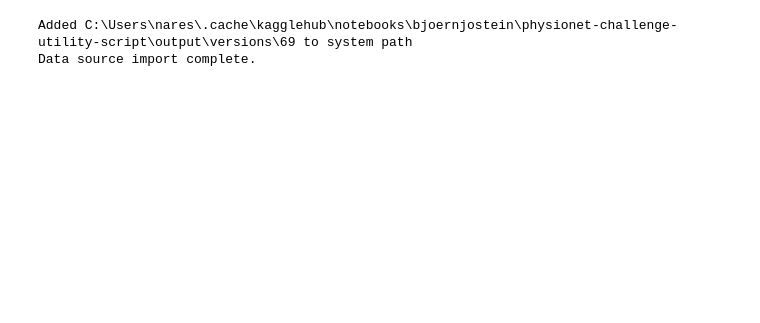
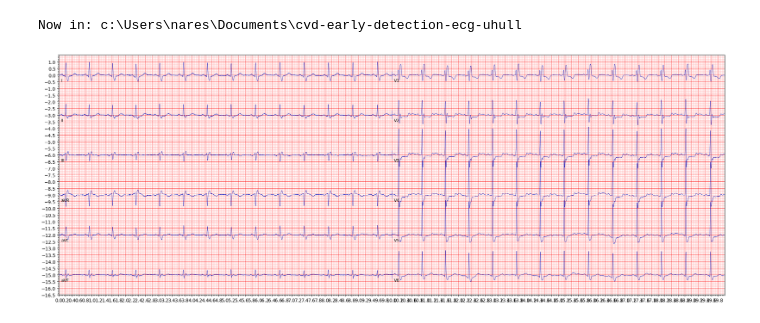
Before and after one commit to nareshwar/cvd-early-detection-ecg-uhull, a Jupyter notebook: notebooks/02_transformer_model.ipynb, the cells around one changed output. Cells and saved outputs as stored; diff of their text form; code cells hidden in the pictures; blank space fills up the shorter version.

Commit message:
transformer model code init

```diff
--- a/notebooks/02_transformer_model.ipynb
+++ b/notebooks/02_transformer_model.ipynb
@@ -20,17 +4 @@ Requirement already satisfied: pure-eval in c:\users\nares\appdata\local\package
 Note: you may need to restart the kernel to use updated packages.
-# %%
-import kagglehub
-bjoernjostein_georgia_12lead_ecg_challenge_database_path = kagglehub.dataset_download('bjoernjostein/georgia-12lead-ecg-challenge-database')
-bjoernjostein_st_petersburg_incart_12lead_arrhythmia_database_path = kagglehub.dataset_download('bjoernjostein/st-petersburg-incart-12lead-arrhythmia-database')
-bjoernjostein_ptbxl_electrocardiography_database_path = kagglehub.dataset_download('bjoernjostein/ptbxl-electrocardiography-database')
-bjoernjostein_ptb_diagnostic_ecg_database_path = kagglehub.dataset_download('bjoernjostein/ptb-diagnostic-ecg-database')
-bjoernjostein_china_physiological_signal_challenge_in_2018_path = kagglehub.dataset_download('bjoernjostein/china-physiological-signal-challenge-in-2018')
-bjoernjostein_china_12lead_ecg_challenge_database_path = kagglehub.dataset_download('bjoernjostein/china-12lead-ecg-challenge-database')
-bjoernjostein_physionet_snomed_mappings_path = kagglehub.dataset_download('bjoernjostein/physionet-snomed-mappings')
-bjoernjostein_physionet_challenge_models_path = kagglehub.dataset_download('bjoernjostein/physionet-challenge-models')
-bjoernjostein_physionet_challenge_utility_script_path = kagglehub.utility_script_install('bjoernjostein/physionet-challenge-utility-script')
-
-print('Data source import complete.')
-# %% [output]
-Added C:\Users\nares\.cache\kagglehub\notebooks\bjoernjostein\physionet-challenge-utility-script\output\versions\69 to system path
-Data source import complete.
@@ -36,0 +34,13 @@ Data source import complete.
+# %%
+import sys
+import os
+
+# Add the directory to sys.path
+sys.path.append(os.path.dirname(physionet_challenge_utility_script_patched_v2))
+
+# Optionally set the working directory (only if needed)
+
+os.chdir("..")
+print("Now in:", os.getcwd())
+# %% [output]
+Now in: c:\Users\nares\Documents\cvd-early-detection-ecg-uhull
@@ -36,0 +53,9 @@ Data source import complete.
+# %%
+def plot_ecg(path):
+    ecg_data = pc.load_challenge_data(path)
+    ecg_plot.plot(ecg_data[0]/1000, sample_rate=500, title='')
+    ecg_plot.show()
+
+plot_ecg('data/china-12lead-ecg-challenge-database/Training_2/Q0948.mat')
+# %% [output]
+[figure, added]
```
Also changed, not shown: parts of 7 cells of this notebook, 1 other file.
